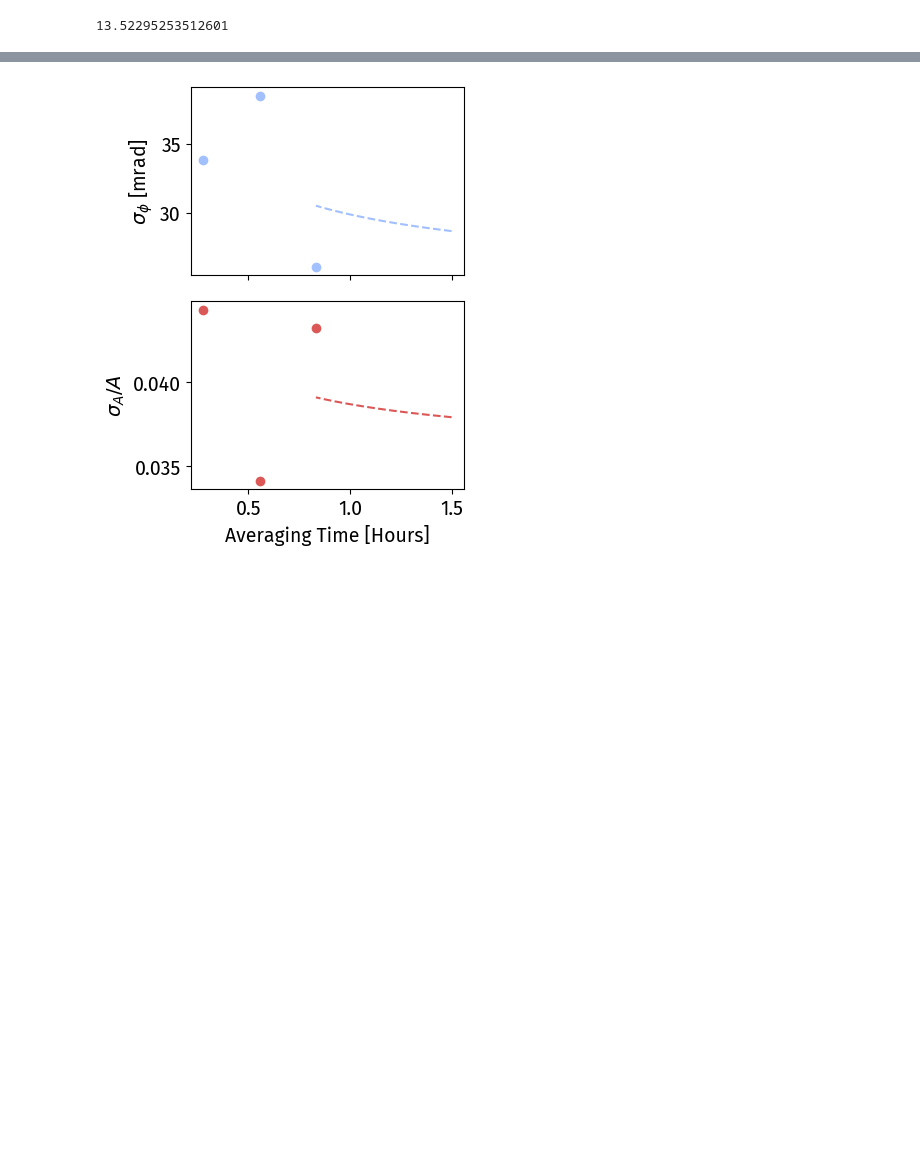
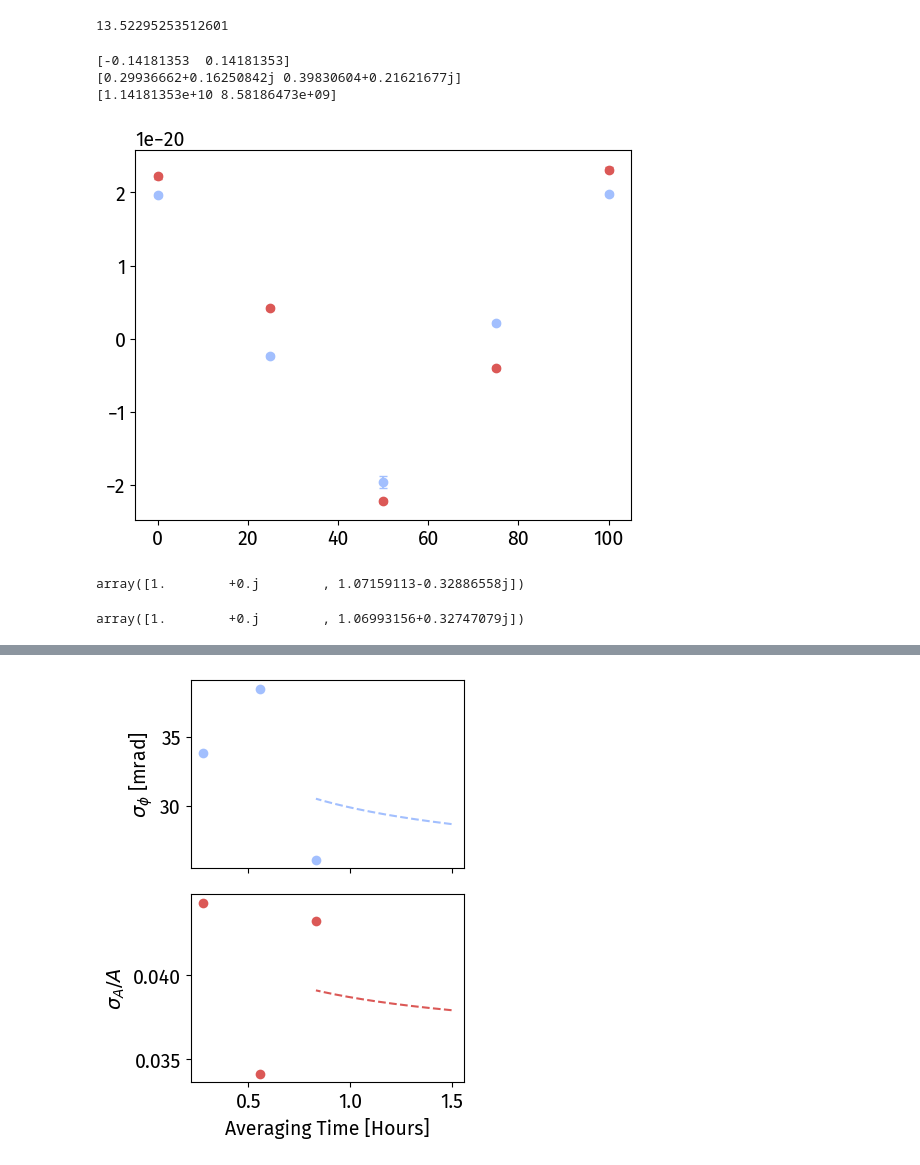
Before and after one commit to dhruvaganapathy/clock_gw_detection, a Jupyter notebook: dhruva_code/detector_network.ipynb, the cells around one changed output, grey strips where cells are left out. Drawn from its saved outputs; the diff is of its cells as text; code cells hidden in the pictures; blank space fills up the shorter version.

Commit message:
response functions fixed

```diff
--- a/dhruva_code/detector_network.ipynb
+++ b/dhruva_code/detector_network.ipynb
@@ -560,10 +560,9 @@ def signal_chirped(t0,f_chirp,H= 1e-20,phi = 0,spin_echo = True,fixed_T = False,
     if spin_echo == False:
         T = find_T_minimize_half_cycle(t0,f_chirp)
 
-
     ts = np.linspace(t0,t0+T,40000)
     dt = ts[1]-ts[0]
-    s = h_chirped(ts,H,f_chirp(ts),phi)-h_chirped(ts-d/c,H,f_chirp(ts-d/c),phi)
+    s = h_chirped(ts,H,f_chirp(ts),phi)-h_chirped(ts+d/c,H,f_chirp(ts+d/c),phi)
     s_bar = np.sum((1/T * s*dt))
     if spin_echo == True:
         s_bar = np.sum((1/T * s*dt)*dd_window(len(s),1))
@@ -607,7 +606,6 @@ def laser_phase_noise_realistic_bandwidth(linewidth, laser_power, qe,bandwidth):
 def generate_signals(f0=0.01, N_measurements=1200, M_chirp=500, phi=0, t0=0, amp = 1e-20, fixed_T=False, optimized_T=True,d = 1e10,spin_echo = True):
     t = np.linspace(-1000, 240*3600, 100000)
     Mc = M_chirp * M0
-
     from scipy.interpolate import interp1d
     f = f_t(t, f0, Mc)
     f_chirp = interp1d(t, f)
@@ -922,27 +933,34 @@ psi  = np.pi/3
 
 
 ##Sky Location
-theta_sky  = -0.5
-phi_sky  = -0.7
+theta_sky  = -0.8
+phi_sky  = -0.2
 
 
 
 
 ##Measurement Cycles
-f_gw1 = 1/100 ##Keep this in the 10s of mHz
+f_gw1 = 10/1000 ##Keep this in the 10s of mHz
 ## Make a few data sets where the distinction
 
 #Network Setup
 d1 = 1e10
 
 n_ensembles = 5
-theta_1 = 0
+theta_1 = 0.001
 
 r = 1.46e11
-positions = np.array([[r*np.cos(theta_1),r*np.sin(theta_1),0]])
-arms = np.array([[np.sin(theta_1),np.cos(theta_1),0]])
+positions = np.array([[r*np.cos(theta_1),r*np.sin(theta_1),0],[r*np.cos(theta_1),r*np.sin(theta_1),0]])
+arms = np.array([[np.sin(theta_1),np.cos(theta_1),0],[-np.sin(theta_1),-np.cos(theta_1),0]])
 
 
 
 
-N_cycles = [100,200,500,1000,2000]
+N_cycles = [50,100,500,1000,2000]
+# %%
+resp1000 = single_band_network_response(positions, arms, f_gw1, 100, A_plus, A_cross, theta_sky, phi_sky,psi,M_chirp,n_ensembles = n_ensembles,arm_lengths = [1e10,1e10])
+# %% [output]
+[-0.14181353  0.14181353]
+[0.29936662+0.16250842j 0.39830604+0.21621677j]
+[1.14181353e+10 8.58186473e+09]
+[figure, added]
@@ -948,0 +971,8 @@ N_cycles = [100,200,500,1000,2000]
+# %%
+trueS/trueS[0]
+# %% [output]
+array([1.        +0.j        , 1.07159113-0.32886558j])
+# %%
+trueerS/trueerS[0]
+# %% [output]
+array([1.        +0.j        , 1.06993156+0.32747079j])
```
Also changed, not shown: parts of 8 cells of this notebook, 23 other files.
